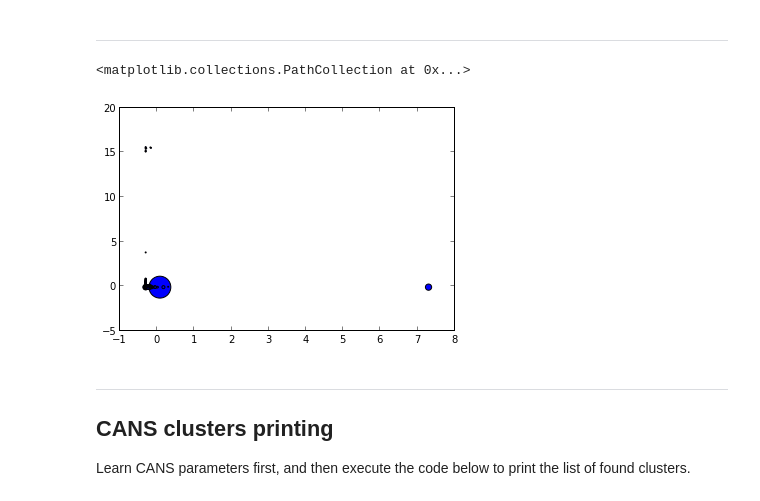
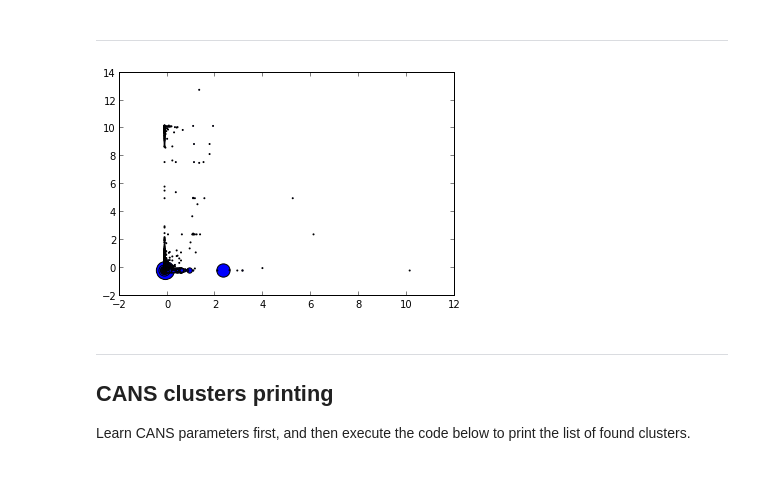
Before and after one commit to lrq3000/oacs, a Jupyter notebook: ipynb/Dataset Analysis.ipynb, the cells around one changed output. Drawn from its saved outputs; the diff is of its cells as text; code cells hidden in the pictures.

```diff
--- a/ipynb/Dataset Analysis.ipynb
+++ b/ipynb/Dataset Analysis.ipynb
@@ -208,11 +208,15 @@ runner.postaction
 -----------------------
 # %%
 # Printing angle in a frame in function of the reaction time and with the size proportional to the number of framerepeat)
+import random
 X = runner.vars['X']
-plt.scatter(X.reactiontime, X.angleinaframe, s=X.framerepeat)
+Y = runner.vars['Y']
+Ytn = Y[Y==0].dropna()
+rows_n = random.sample(Ytn.index, 10000)
+plt.scatter(X.ix[rows_n,'reactiontime'], X.ix[rows_n,'angleinaframe'], s=X.ix[rows_n,'framerepeat'])
+plt.show()
 # %% [output]
-<matplotlib.collections.PathCollection at 0x...>
-[figure, old version]
+[figure, new version]
 # %% [markdown]
 ------------------------------------
 CANS clusters printing
```
Also changed, not shown: parts of 15 cells of this notebook, 2 other files.
